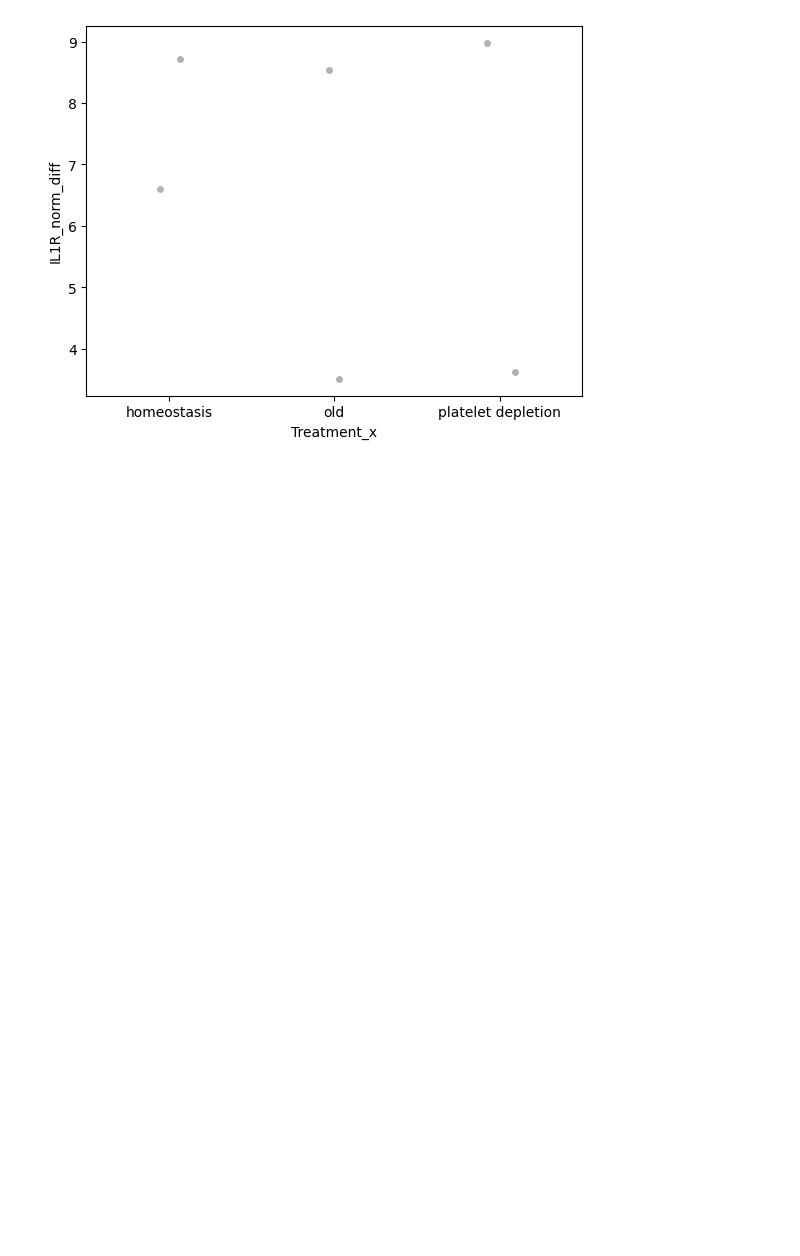
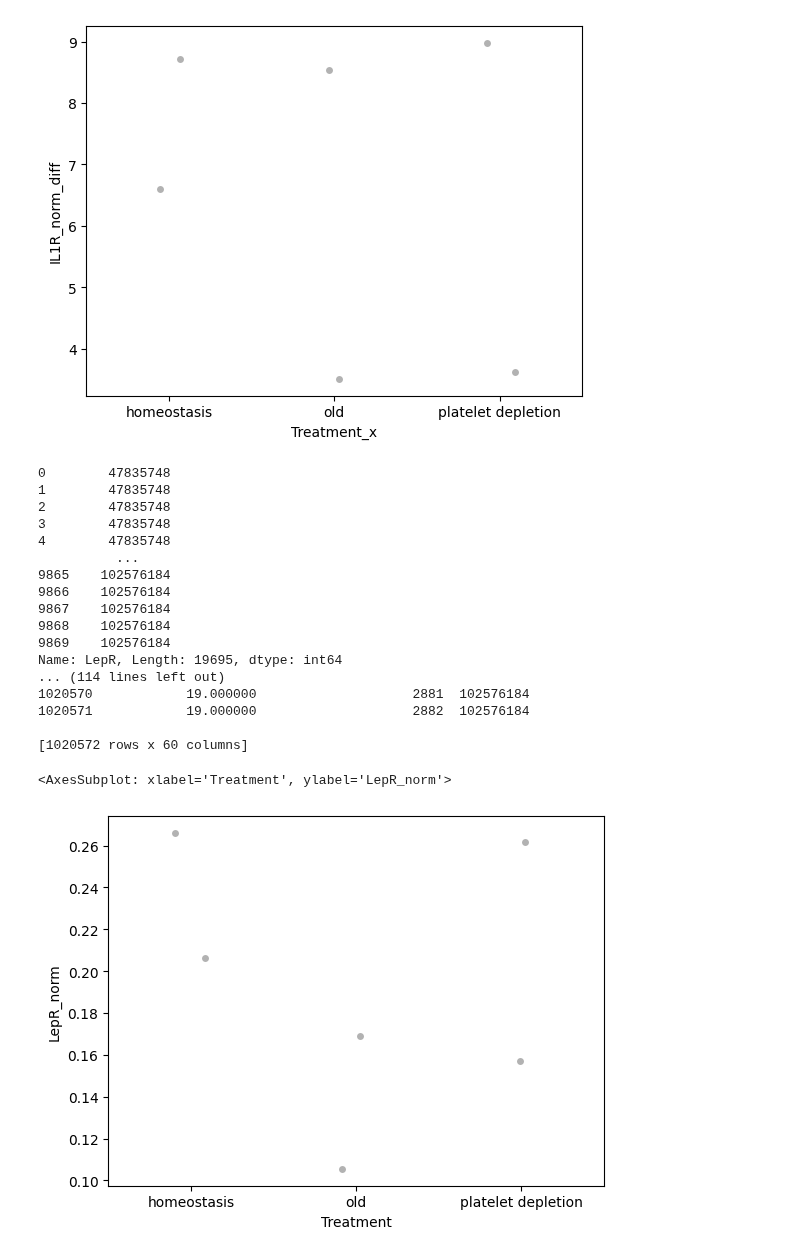
Before and after one commit to Mas515/Image_analysis, a Jupyter notebook: Lepr_tilescan.ipynb, the cells around one changed output. Saved outputs shown, nothing was run; the diff lists cells and outputs as text; code cells hidden in the pictures; blank space fills up the shorter version.

```diff
--- a/Lepr_tilescan.ipynb
+++ b/Lepr_tilescan.ipynb
@@ -419,3 +413,68 @@ sns.stripplot(x=("Treatment_x"), y="IL1R_norm_diff", data=merged, dodge=True, co
 5    0.025194        8.978371
 <AxesSubplot: xlabel='Treatment_x', ylabel='IL1R_norm_diff'>
 [figure]
+# %%
+#LepR volume regardless of IL1R
+
+file_list=[]
+folderpath='/Users/secchim/Downloads/IL1R_analysis/230712_IL1R_output'
+for root,dirs, files in os.walk(folderpath):
+    for file in files:
+        if file.endswith('WatershedLEPR.csv'):
+            # file_list.append(os.path.join(root,file))
+            data=pd.read_csv(os.path.join(root,file), index_col=None, header=0)
+            file_list.append(data)
+
+data=pd.concat(file_list, axis =0, ignore_index=True)
+
+# for b, r in data.iterrows():
+#     if 'Young' in data.loc[b,'Metadata_VWF']:
+#         data.loc[b,'Treatment']='homeostasis'
+#     elif 'Old' in data.loc[b,'Metadata_VWF']:
+#         data.loc[b,'Treatment']='old'
+#     elif 'depleted' in data.loc[b,'Metadata_VWF']:
+#         data.loc[b,'Treatment']='platelet depletion'
+
+#normalize LepR to BM volume
+
+grouped=data.groupby(['Metadata_VWF'])
+grouped #list of dataframes
+dflist=[]
+for i, newdf in grouped: #new df is grouped data franes
+    newdf['LepR']=sum(newdf['AreaShape_Volume'])
+    dflist.append(newdf)
+data=pd.concat(dflist)
+print(data['LepR'])
+
+merged_df= pd.merge(dataBM, data[:], on = 'Metadata_VWF')
+print(merged_df)
+
+# merged_df.to_csv('/Users/secchim/Downloads/IL1R_analysis/230712_IL1R_output/merged_df.csv')
+
+
+xd=merged_df[['Metadata_VWF', 'WBM', 'LepR','Treatment']]
+xd=xd.drop_duplicates()
+xd['LepR_norm']=xd['LepR']/xd['WBM']
+
+
+sns.stripplot(x=("Treatment"), y="LepR_norm", data=xd, dodge=True, color='black', alpha=0.3, legend = None)
+# %% [output]
+0        47835748
+1        47835748
+2        47835748
+3        47835748
+4        47835748
+          ...
+9865    102576184
+9866    102576184
+9867    102576184
+9868    102576184
+9869    102576184
+Name: LepR, Length: 19695, dtype: int64
+... (114 lines left out)
+1020570            19.000000                    2881  102576184
+1020571            19.000000                    2882  102576184
+
+[1020572 rows x 60 columns]
+<AxesSubplot: xlabel='Treatment', ylabel='LepR_norm'>
+[figure, added]
```
Also changed, not shown: parts of 10 cells of this notebook.
